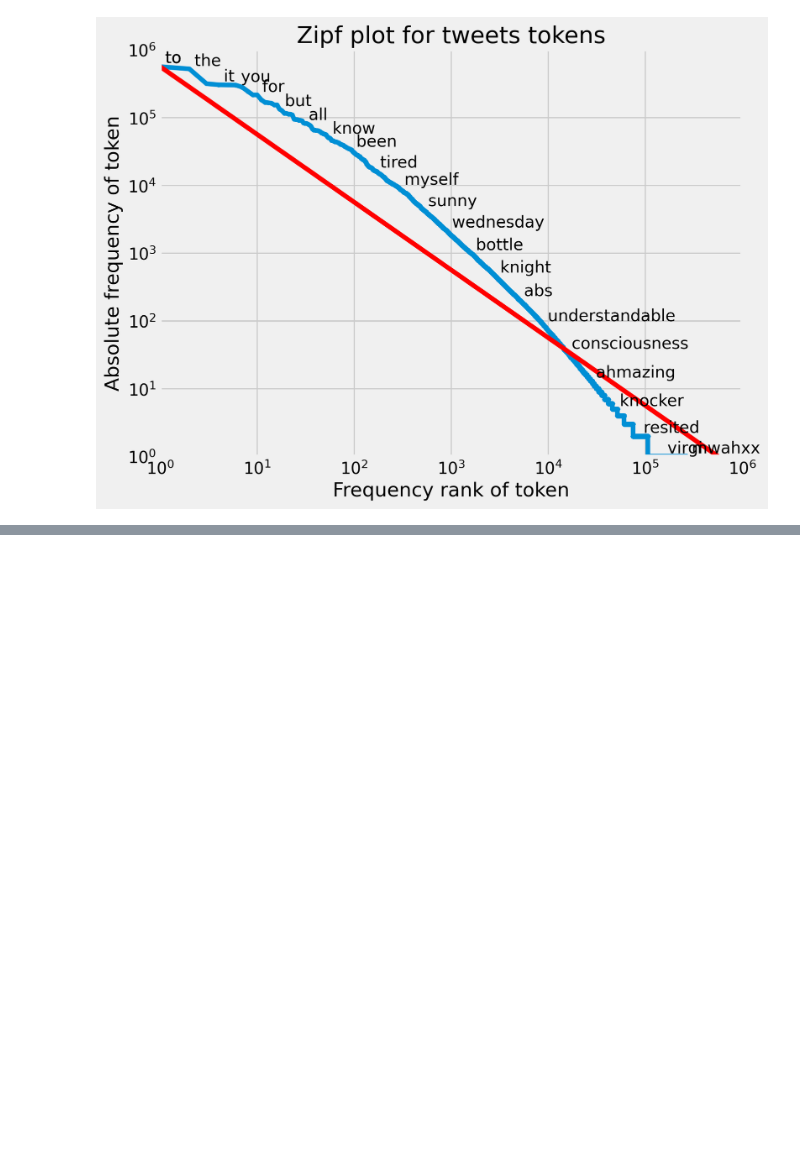
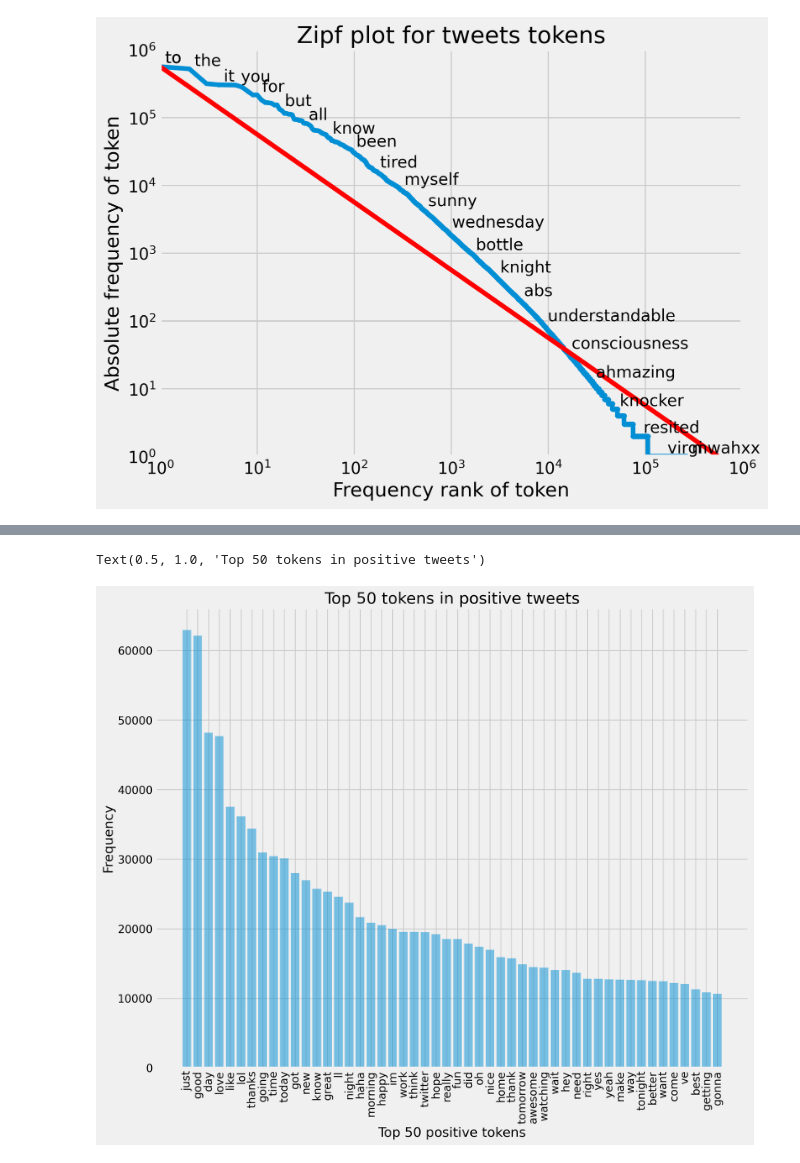
Before and after one commit to Zahra-Farsi/Searchable-Encryption, a Jupyter notebook: Searchable_Encryption_Sentiment_Analysis.ipynb, the cells around one changed output, grey strips where cells are left out. Cells and saved outputs as stored; diff of their text form; code cells hidden in the pictures; blank space fills up the shorter version.

```diff
--- a/Searchable_Encryption_Sentiment_Analysis.ipynb
+++ b/Searchable_Encryption_Sentiment_Analysis.ipynb
@@ -424,0 +509,11 @@ term_freq_df = pd.read_csv("/content/drive/MyDrive/bachelor project/term_freq_df
+# %%
+y_pos = np.arange(50)
+plt.figure(figsize=(12,10))
+plt.bar(y_pos, term_freq_df2.sort_values(by='positive', ascending=False)['positive'][:50], align='center', alpha=0.5)
+plt.xticks(y_pos, term_freq_df2.sort_values(by='positive', ascending=False)['positive'][:50].index,rotation='vertical')
+plt.ylabel('Frequency')
+plt.xlabel('Top 50 positive tokens')
+plt.title('Top 50 tokens in positive tweets')
+# %% [output]
+Text(0.5, 1.0, 'Top 50 tokens in positive tweets')
+[figure, added]
```
Also changed, not shown: parts of 8 cells of this notebook.
